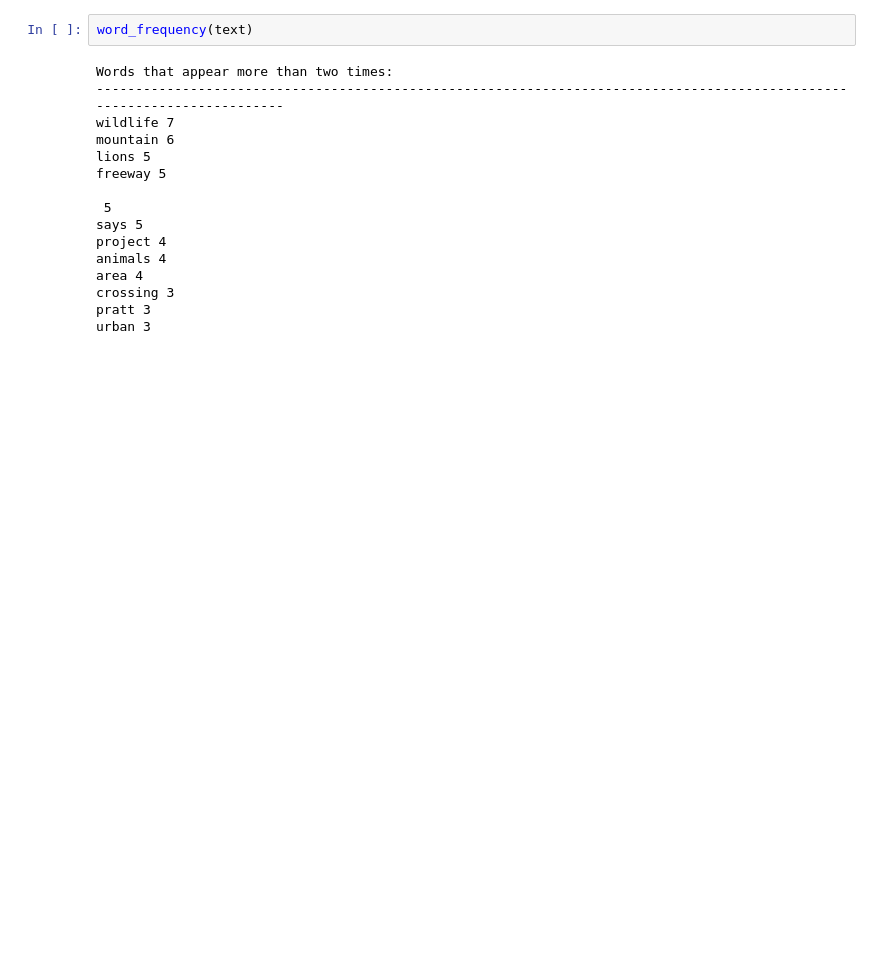
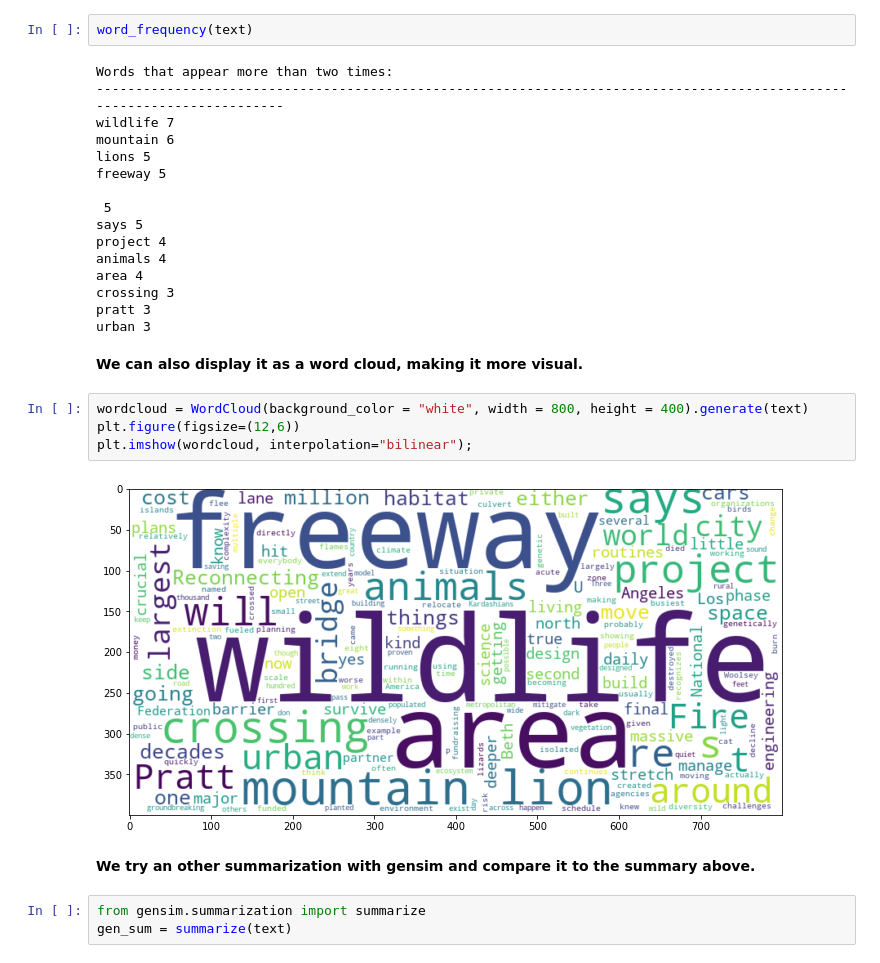
Before and after one commit to svenrr/good_news_everyone, a Jupyter notebook: Summarization/Text-Summarization-spaCy.ipynb, the cells around one changed output. Drawn from its saved outputs; the diff is of its cells as text; blank space fills up the shorter version.

```diff
--- a/Summarization/Text-Summarization-spaCy.ipynb
+++ b/Summarization/Text-Summarization-spaCy.ipynb
@@ -71,3 +75,16 @@ area 4
 crossing 3
 pratt 3
 urban 3
+# %% [markdown]
+**We can also display it as a word cloud, making it more visual.**
+# %%
+wordcloud = WordCloud(background_color = "white", width = 800, height = 400).generate(text)
+plt.figure(figsize=(12,6))
+plt.imshow(wordcloud, interpolation="bilinear");
+# %% [output]
+[figure, added]
+# %% [markdown]
+**We try an other summarization with gensim and compare it to the summary above.**
+# %%
+from gensim.summarization import summarize
+gen_sum = summarize(text)
```
Also changed, not shown: parts of 8 cells of this notebook.
